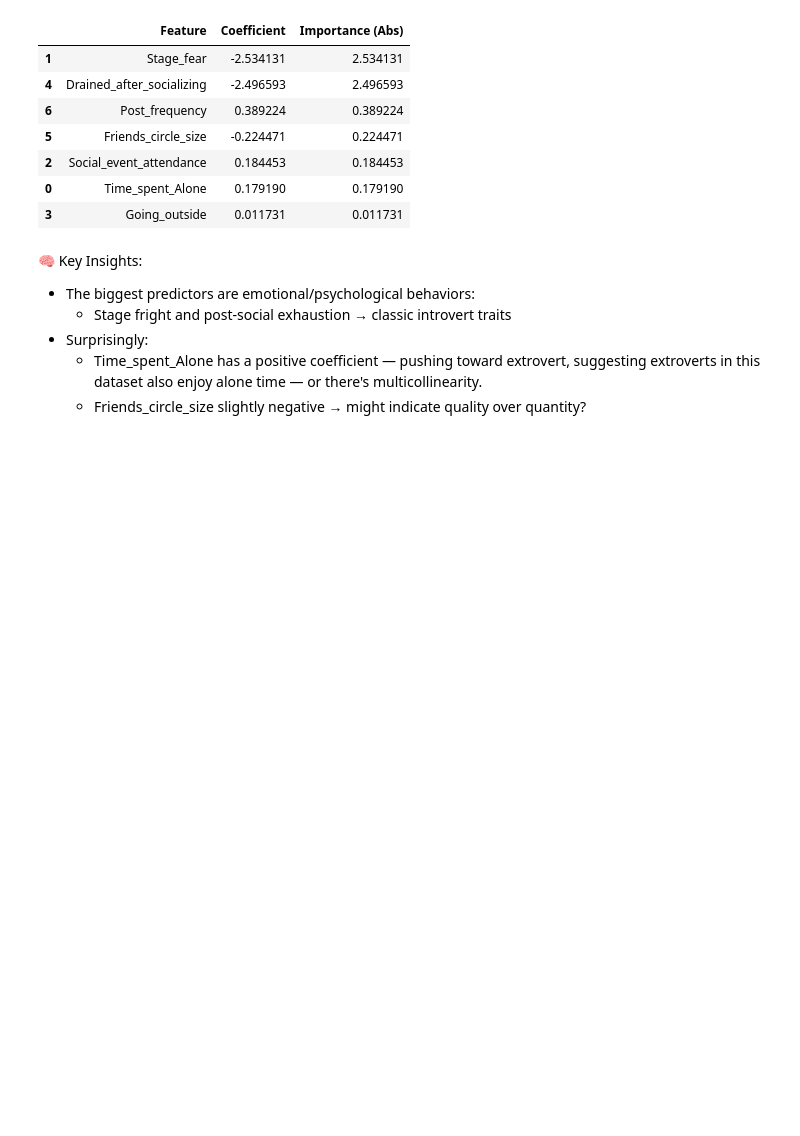
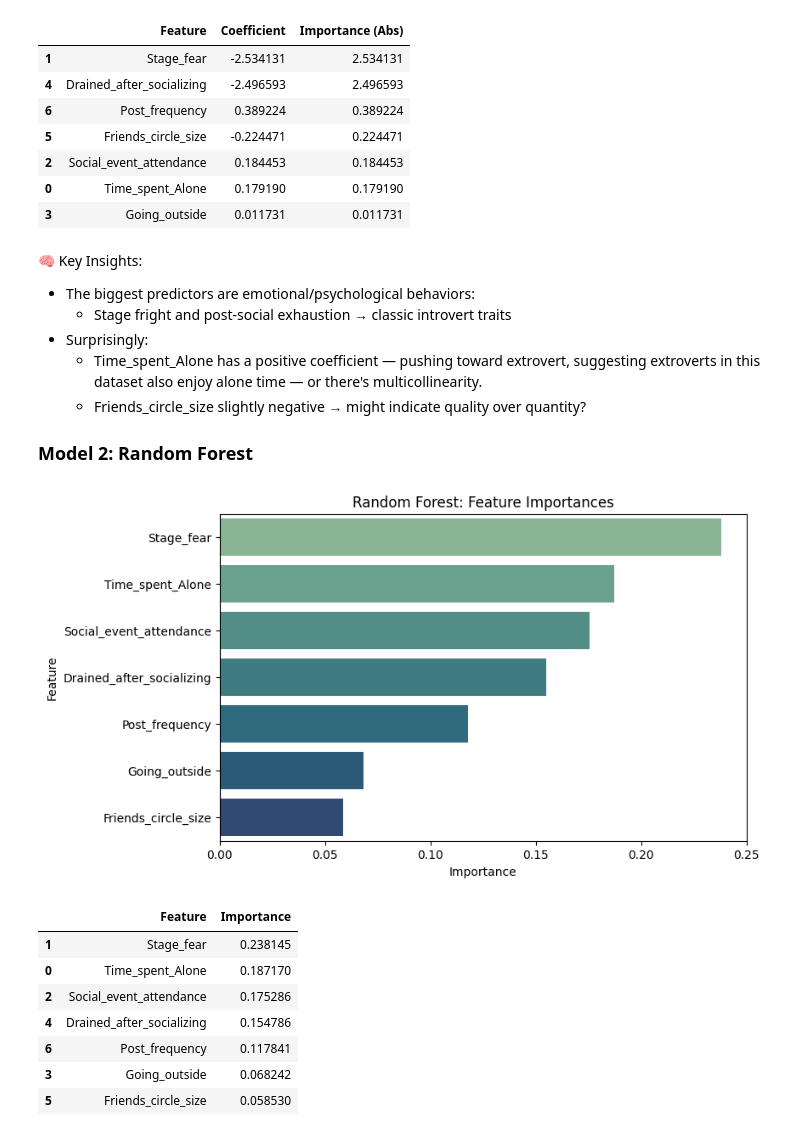
Before and after one commit to zalesol265/behavior-based-personality-prediction, a Jupyter notebook: notebooks/01-exploratory-analysis.ipynb, the cells around one changed output. Drawn from its saved outputs; the diff is of its cells as text; code cells hidden in the pictures; blank space fills up the shorter version.

Commit message:
feature importance and final results

```diff
--- a/notebooks/01-exploratory-analysis.ipynb
+++ b/notebooks/01-exploratory-analysis.ipynb
@@ -326,3 +340,39 @@ importance_df
 * Surprisingly:
     + Time_spent_Alone has a positive coefficient — pushing toward extrovert, suggesting extroverts in this dataset also enjoy alone time — or there's multicollinearity.
     + Friends_circle_size slightly negative → might indicate quality over quantity?
+
+
+
+### Model 2: Random Forest
+# %%
+# Refit the random forest (just to be safe)
+from sklearn.ensemble import RandomForestClassifier
+
+rf_model = RandomForestClassifier(n_estimators=100, random_state=42)
+rf_model.fit(X_train, y_train)
+
+# Get feature importances
+rf_importances = rf_model.feature_importances_
+
+rf_df = pd.DataFrame({
+    'Feature': X_train.columns,
+    'Importance': rf_importances
+}).sort_values(by='Importance', ascending=False)
+
+# Plot
+plt.figure(figsize=(8, 5))
+sns.barplot(data=rf_df, x='Importance', y='Feature', hue='Feature', palette='crest', legend=False)
+plt.title('Random Forest: Feature Importances')
+plt.show()
+
+rf_df
+# %% [output]
+[figure, added]
+|  | Feature | Importance |
+| 1 | Stage_fear | 0.238145 |
+| 0 | Time_spent_Alone | 0.187170 |
+| 2 | Social_event_attendance | 0.175286 |
+| 4 | Drained_after_socializing | 0.154786 |
+| 6 | Post_frequency | 0.117841 |
+| 3 | Going_outside | 0.068242 |
+| 5 | Friends_circle_size | 0.058530 |
```
Also changed, not shown: parts of 12 cells of this notebook.
